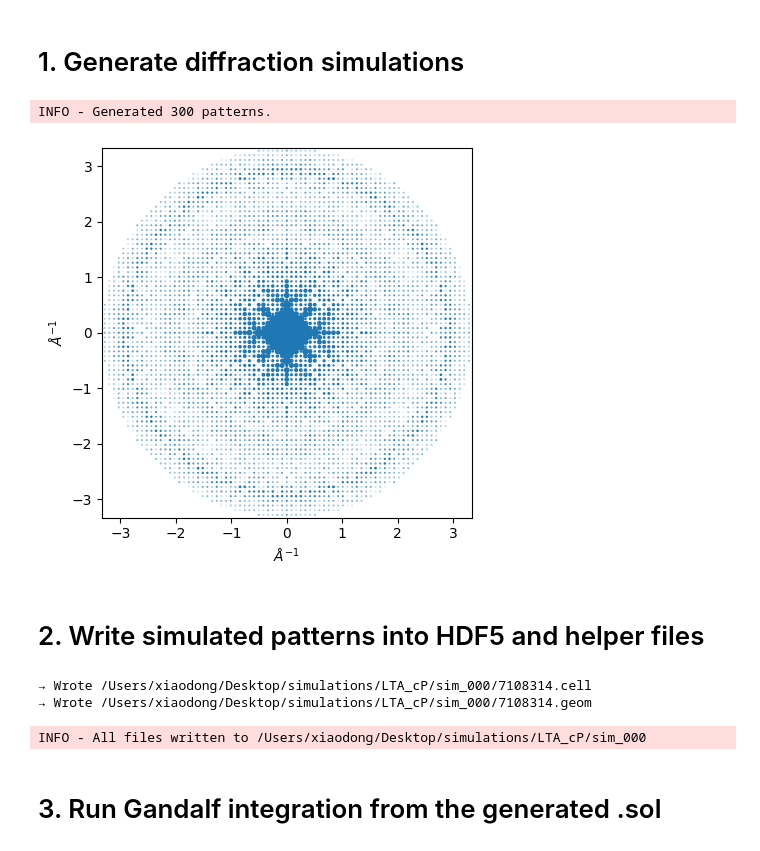
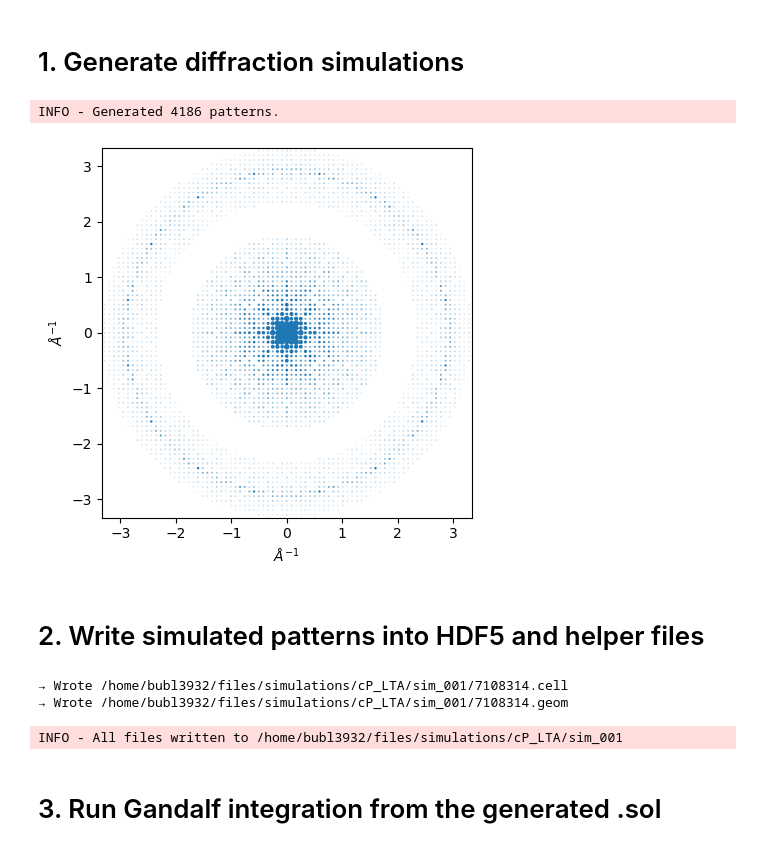
Before and after one commit to bstrb/simSSED, a Jupyter notebook: notebook/simulate_PDB_CIF.ipynb, the cells around one changed output. Drawn from its saved outputs; the diff is of its cells as text; code cells hidden in the pictures.

```diff
--- a/notebook/simulate_PDB_CIF.ipynb
+++ b/notebook/simulate_PDB_CIF.ipynb
@@ -18,7 +18,7 @@ from parse_pdb_with_scale_remove_h import parse_pdb_with_scale
 # input = "/home/bubl3932/files/simulations/aP_lyso/lyso.pdb"
 # input = "/home/bubl3932/files/simulations/cF_Tl2Nb2O7/1000387.cif"
 # input = "/home/bubl3932/files/simulations/cI_Fe5O12Y3/1521848.cif"
-# input = "/home/bubl3932/files/simulations/cP_LTA/7108314.cif"
+input = "/home/bubl3932/files/simulations/cP_LTA/7108314.cif"
 # input = "/home/bubl3932/files/simulations/mC_CaMgO6Si2/1000007.cif"
 # input = "/home/bubl3932/files/simulations/mP_C3D3O7Sr/1000002.cif"
 # input = "/home/bubl3932/files/simulations/oA_CdCl2N2/9008053.cif"
@@ -30,14 +30,14 @@ from parse_pdb_with_scale_remove_h import parse_pdb_with_scale
 # input = "/Users/xiaodong/Desktop/simulations/C3O6Sr_mP/1000003.cif"
 # input = "/Users/xiaodong/Desktop/simulations/CuO2_oF/1521320.cif"
 # input = "/Users/xiaodong/Desktop/simulations/MFM300-VIII_tI/4135627.cif"
-input = "/Users/xiaodong/Desktop/simulations/LTA_cP/7108314.cif"
+# input = "/Users/xiaodong/Desktop/simulations/LTA_cP/7108314.cif"
 
 REF_PATH            = Path(input).expanduser()
-RESOLUTION_DEG      = 2         # orientation sampling
+RESOLUTION_DEG      = 0.5         # orientation sampling
 MAX_RESOLUTION      = 0.3       # max simulated resolution in Å
 DIRECT_BEAM         = False     # True = include direct beam, False = exclude direct beam
-MAX_EXC_ERR_AINV    = 0.05      # max excitation error
-SHAPE_FACTOR_W_AINV = 0.005      # shape factor. If None set to max excitation error
+MAX_EXC_ERR_AINV    = 0.03      # max excitation error
+SHAPE_FACTOR_W_AINV = 0.0005      # shape factor. If None set to max excitation error
 VOLTAGE_KV          = 300       # accelerating voltage in kV
 # ───────────────────────────────────────────────────────────────────────────────
 
@@ -52,35 +52,35 @@ if REF_PATH.suffix == ".pdb":
         structure=Structure(atoms, Lattice(*cell))
     )
 elif REF_PATH.suffix == ".cif":
     phase = Phase.from_cif(REF_PATH)
 else:
     raise ValueError("Unsupported file format. Please provide a .pdb or .cif file.")
 
 orientations = get_sample_reduced_fundamental(
     resolution=RESOLUTION_DEG, point_group=phase.point_group
 )
 
 generator = SimulationGenerator(
     accelerating_voltage=VOLTAGE_KV,
     approximate_precession=False,
 )
 
 sims = generator.calculate_diffraction2d(
     phase               = phase,
     rotation            = orientations,
     reciprocal_radius   = 1/MAX_RESOLUTION,
     with_direct_beam    = DIRECT_BEAM,
     max_excitation_error= MAX_EXC_ERR_AINV,
     shape_factor_width  = SHAPE_FACTOR_W_AINV,
     debye_waller_factors= None,
     show_progressbar    = True,
 )
 
 sims.plot()
 logging.info("Generated %d patterns.", sims.current_size)
 # %% [output]
-INFO - Generated 300 patterns.
+INFO - Generated 4186 patterns.
-[figure, old version]
+[figure, new version]
 # %% [markdown]
 <!-- # %% [markdown] -->
 # 2. Write simulated patterns into HDF5 and helper files
@@ -125,15 +125,6 @@ sol_path     = sim_folder / "orientation_matrices.sol"
 centering   = phase.space_group.short_name[0].upper()
 if centering == "A" or centering == "C":
     centering = "S"
-
-AXIS_MAP = {
-'monoclinic':    'b',
-'tetragonal':    'c',
-'hexagonal':     'c',
-'trigonal':      'c',
-'rhombohedral':  'c',
-# orthorhombic, cubic, triclinic → no unique_axis entry
-}
 
 write_cell_file(
     {
@@ -224,9 +215,19 @@ with h5py.File(h5_path, "r+", libver="latest") as f:
         ori[i]   = B_mat @ sims.rotations[i].to_matrix().squeeze()
 
 # write .sol -------------------------------------------------------------------
+
 LAT_CODE = {
     'triclinic':'a','monoclinic':'m','orthorhombic':'o',
     'tetragonal':'t','rhombohedral':'h','hexagonal':'h','cubic':'c'
+}
+
+AXIS_MAP = {
+'monoclinic':    'b',
+'tetragonal':    'c',
+'hexagonal':     'c',
+'trigonal':      'c',
+'rhombohedral':  'c',
+# orthorhombic, cubic, triclinic → no unique_axis entry
 }
 
 unique = AXIS_MAP.get(phase.space_group.crystal_system.lower())
@@ -245,9 +246,9 @@ with open(sol_path, "w") as fh:
 
 logging.info("All files written to %s", sim_folder)
 # %% [output]
-→ Wrote /Users/xiaodong/Desktop/simulations/LTA_cP/sim_000/7108314.cell
-→ Wrote /Users/xiaodong/Desktop/simulations/LTA_cP/sim_000/7108314.geom
+→ Wrote /home/bubl3932/files/simulations/cP_LTA/sim_001/7108314.cell
+→ Wrote /home/bubl3932/files/simulations/cP_LTA/sim_001/7108314.geom
-INFO - All files written to /Users/xiaodong/Desktop/simulations/LTA_cP/sim_000
+INFO - All files written to /home/bubl3932/files/simulations/cP_LTA/sim_001
 # %% [markdown]
 <!-- # %% [markdown] -->
 # 3. Run Gandalf integration from the generated .sol
```
Also changed, not shown: parts of 1 cell of this notebook.
